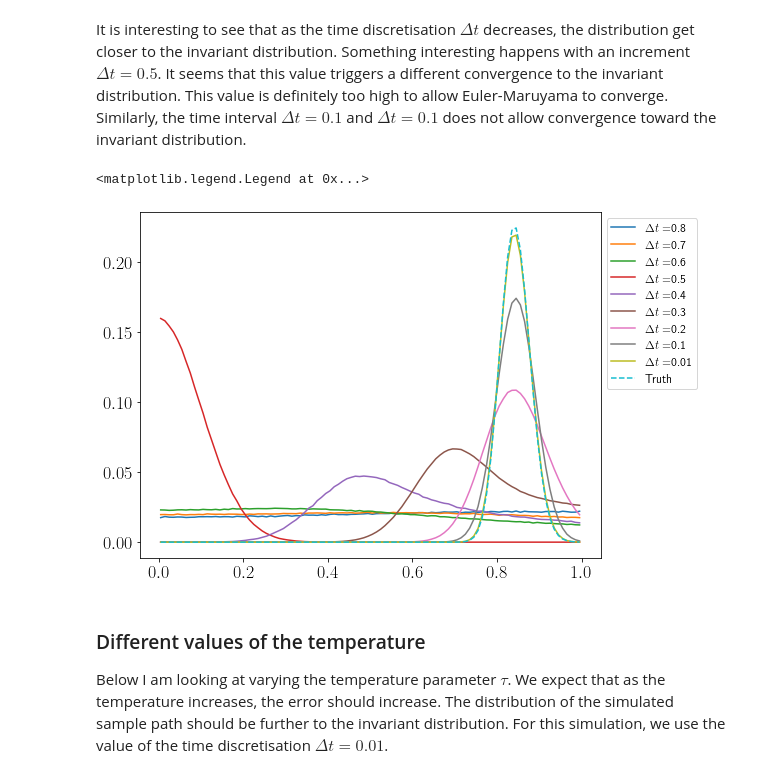
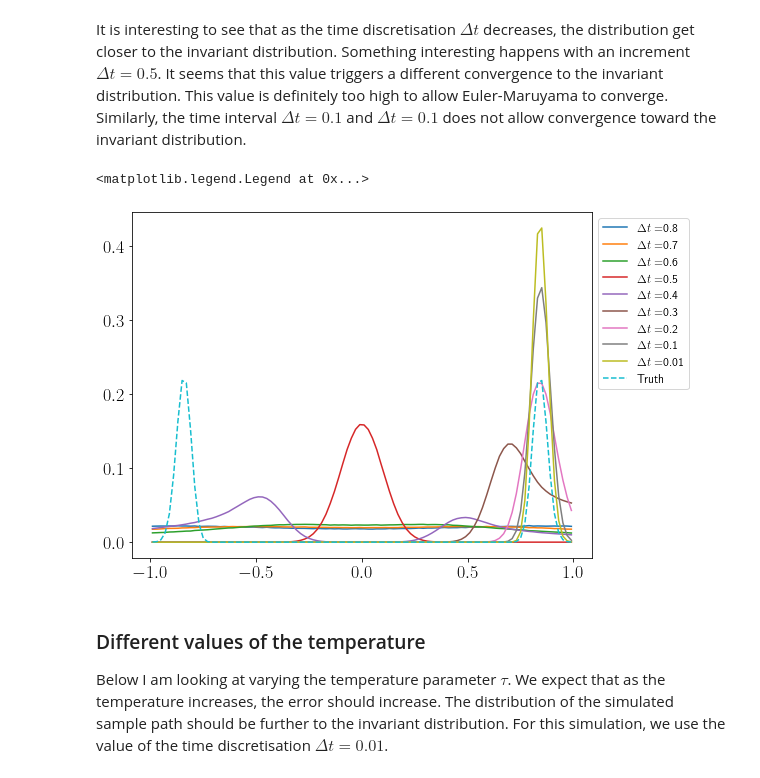
Before and after one commit to alixsleroy/WeakSDEapproximation, a Jupyter notebook: Infinite double well-histograms.ipynb, the cells around one changed output. Saved outputs shown, nothing was run; the diff lists cells and outputs as text; code cells hidden in the pictures.

Commit message:
Work on the histograms

```diff
--- a/Infinite double well-histograms.ipynb
+++ b/Infinite double well-histograms.ipynb
@@ -213,33 +344,33 @@ for i in range(len(dt_list)):
 # %%
 # axis of the plot
 fig, (ax)= plt.subplots(1, 1,figsize=(8,6))# plt.figure(figsize=(4,4))
 fig.subplots_adjust(left=0.1,
                     bottom=0.1,
                     right=0.9,
                     top=0.9,
                     wspace=0.4,
                     hspace=0.4)
 
 
 ## Plot 1
 for i in range(len(dt_list)):
     ye = y_res[i]
     dti = dt_list[i]
-    histogram,bins = np.histogram(ye,bins=100,range=[0,1], density=True)
+    histogram,bins = np.histogram(ye,bins=100,range=[-1,1], density=True)
     midx = (bins[0:-1]+bins[1:])/2
     histogram=(histogram/np.sum(histogram))*2
     ax.plot(midx,histogram,label='$\Delta t=$'+str(dti))
 
 midx = (bins[0:-1]+bins[1:])/2
 rho = np.exp(- (U(midx)/tau))
 rho = rho / ( np.sum(rho) * (midx[1]-midx[0]) )
 rho=(rho/np.sum(rho))*2
 ax.plot(midx,rho,'--',label='Truth')
 ax.legend(loc='upper left', bbox_to_anchor=(1, 1)) #add the legend
 # ax.set_ylim(0,0.125)
 # %% [output]
 <matplotlib.legend.Legend at 0x...>
-[figure, old version]
+[figure, new version]
 # %% [markdown]
 ### Different values of the temperature
 Below I am looking at varying the temperature parameter $\tau$. We expect that as the temperature increases, the error should increase. The distribution of the simulated sample path should be further to the invariant distribution. For this simulation, we use the value of the time discretisation $\Delta t = 0.01$.
```
Also changed, not shown: parts of 12 cells of this notebook, 1 other file.
